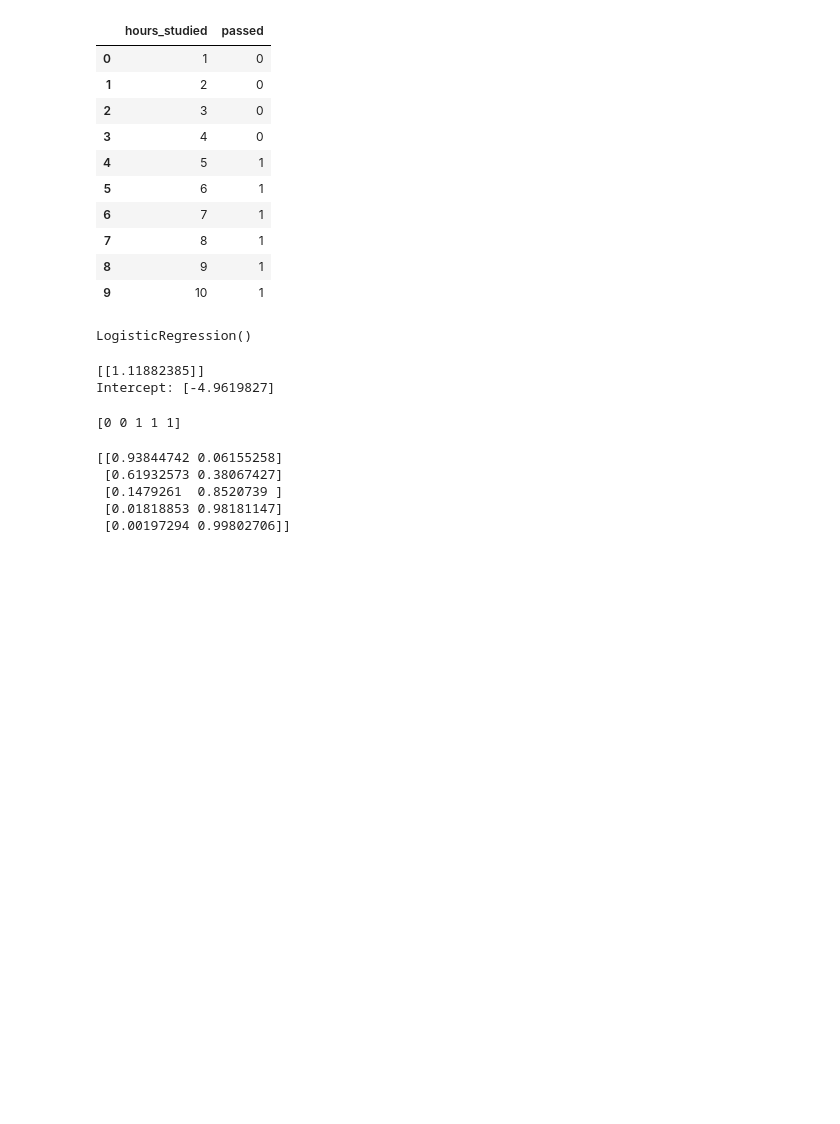
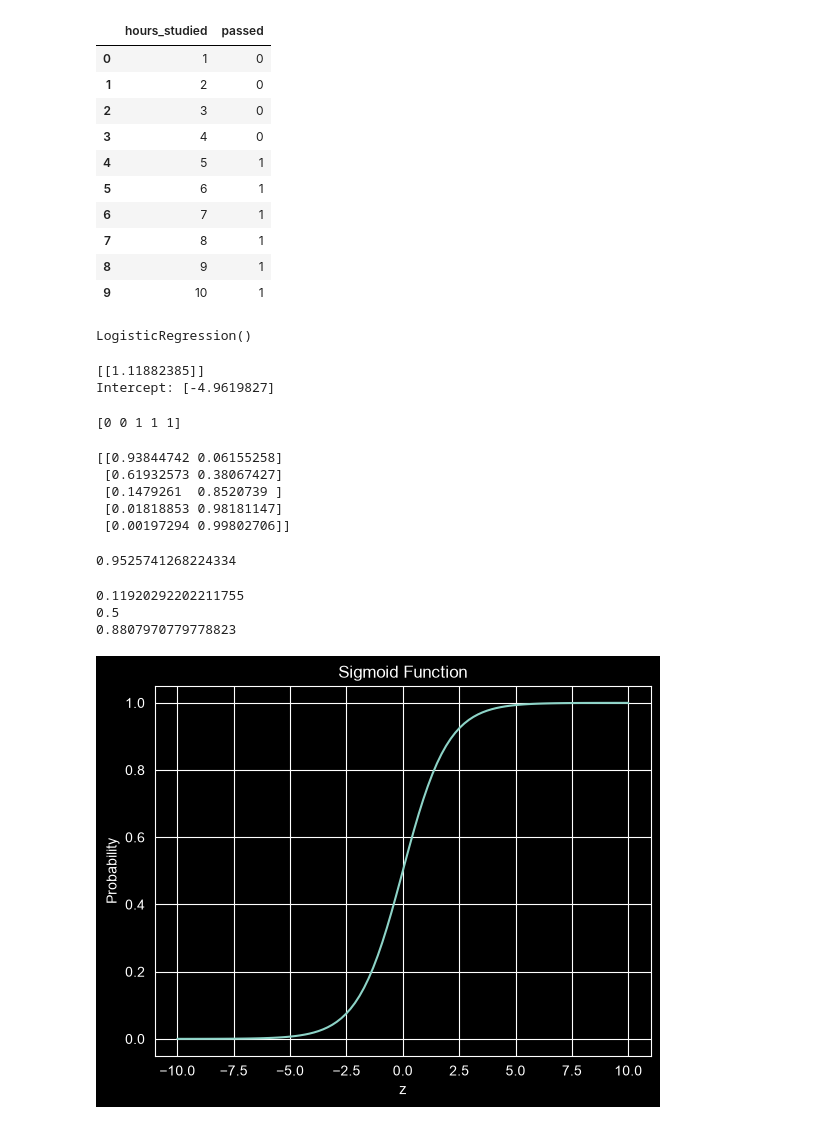
Before and after one commit to MUHAMMADZARYABKHAN-21/new.py, a Jupyter notebook: SCIKIT/Lesson12Classification.ipynb, the cells around one changed output. Cells and saved outputs as stored; diff of their text form; code cells hidden in the pictures; blank space fills up the shorter version.

```diff
--- a/SCIKIT/Lesson12Classification.ipynb
+++ b/SCIKIT/Lesson12Classification.ipynb
@@ -148,3 +148,37 @@ print(probabilities)
  [0.1479261  0.8520739 ]
  [0.01818853 0.98181147]
  [0.00197294 0.99802706]]
+# %%
+import numpy as np
+def sigmoid(z):
+    return 1/(1+np.exp(-z))
+# %%
+print(sigmoid(3))
+# %% [output]
+0.9525741268224334
+# %%
+print(sigmoid(-2))
+print(sigmoid(0))
+print(sigmoid(2))
+# %% [output]
+0.11920292202211755
+0.5
+0.8807970779778823
+# %%
+import numpy as np
+import matplotlib.pyplot as plt
+
+z = np.linspace(-10, 10, 100)
+
+p = sigmoid(z)
+
+plt.plot(z, p)
+
+plt.xlabel("z")
+plt.ylabel("Probability")
+plt.title("Sigmoid Function")
+
+plt.grid(True)
+plt.show()
+# %% [output]
+[figure, added]
```
